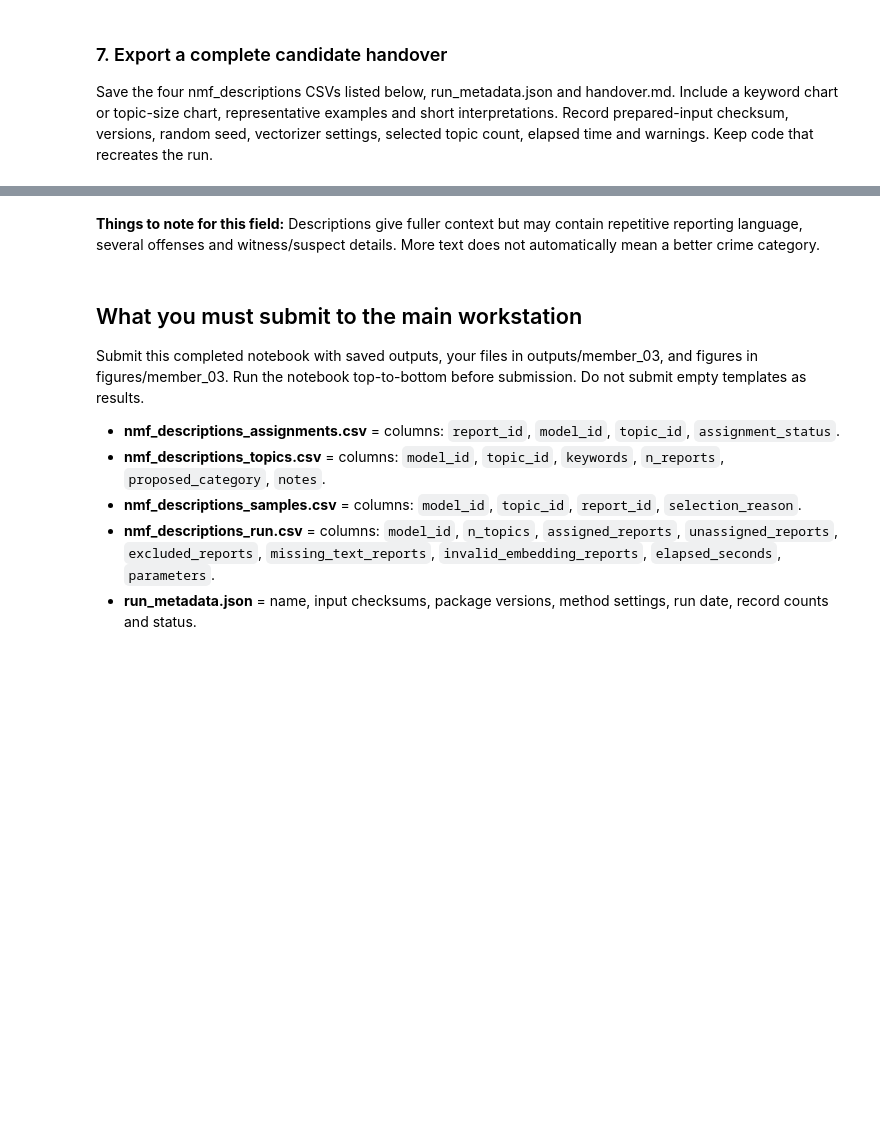
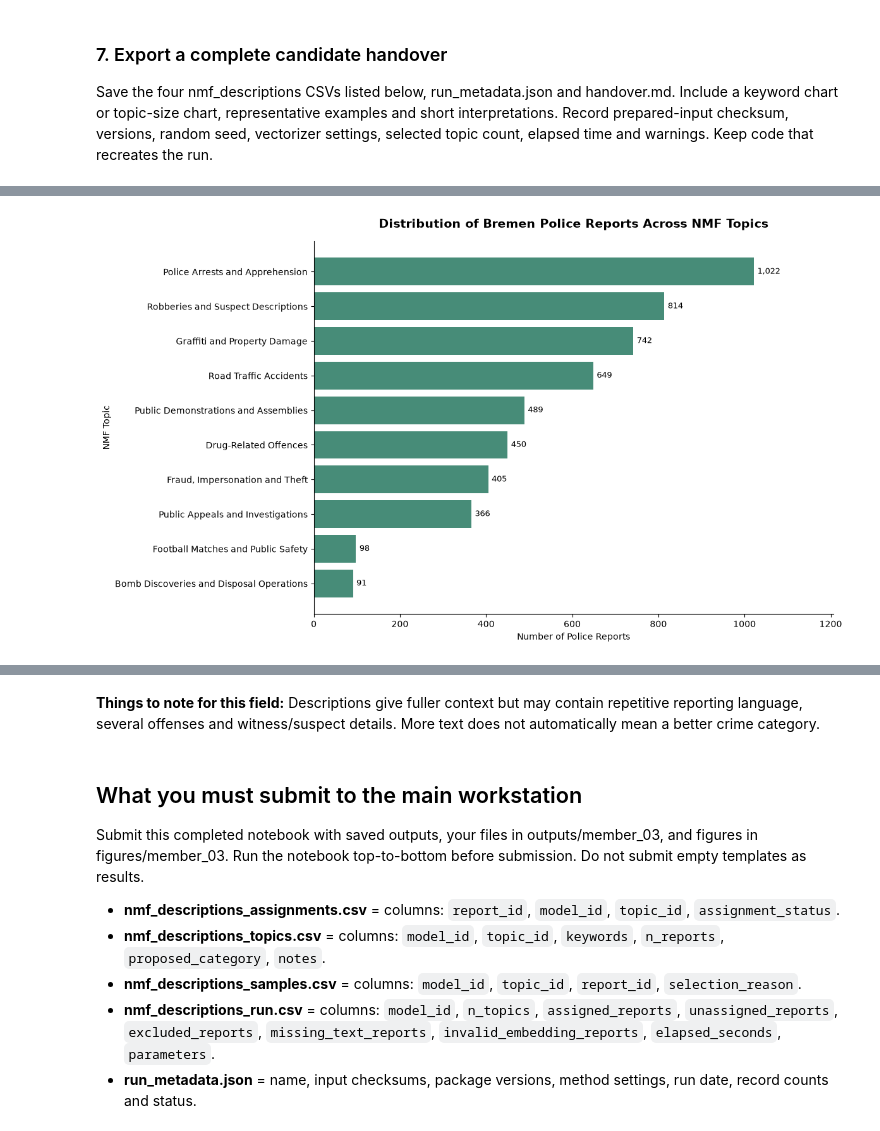
Before and after one commit to mshongwe775/bremen-crime-data-analytics, a Jupyter notebook: team_notebooks/03_description_topic_modeling.ipynb, the cells around one changed output, grey strips where cells are left out. Drawn from its saved outputs; the diff is of its cells as text; code cells hidden in the pictures; blank space fills up the shorter version.

Commit message:
Complete Member 3 NMF description topic modeling and handover

```diff
--- a/team_notebooks/03_description_topic_modeling.ipynb
+++ b/team_notebooks/03_description_topic_modeling.ipynb
@@ -134,0 +1067,15 @@ Coordinate with Member 6 on the same independent review set for all models. Exam
+# %%
+
+# Examine the 15 most important keywords for Topic 9
+
+topic_index = 8  # Topic 9 uses index 8
+
+topic_weights = nmf_model.components_[topic_index]
+
+top_indices = topic_weights.argsort()[-15:][::-1]
+
+top_keywords = words[top_indices]
+
+print("Top 15 keywords for Topic 9:")
+for keyword in top_keywords:
+    print(keyword)
@@ -142,0 +2139,65 @@ Save the four nmf_descriptions CSVs listed below, run_metadata.json and handover
+# %%
+
+# Section 7: Create and save NMF topic-size chart
+
+import matplotlib.pyplot as plt
+
+# Create the correct figures folder
+figure_dir = project_root / "figures" / "member_03"
+figure_dir.mkdir(parents=True, exist_ok=True)
+
+# Prepare topic counts
+chart_data = topics_export.sort_values("n_reports")
+
+# Create horizontal bar chart
+fig, ax = plt.subplots(figsize=(12, 7))
+
+bars = ax.barh(
+    chart_data["proposed_category"],
+    chart_data["n_reports"],
+    color="#478C78"
+)
+
+# Add report counts at the end of each bar
+for bar in bars:
+    width = bar.get_width()
+    ax.text(
+        width + 8,
+        bar.get_y() + bar.get_height() / 2,
+        f"{int(width):,}",
+        va="center",
+        fontsize=9
+    )
+
+ax.set_title(
+    "Distribution of Bremen Police Reports Across NMF Topics",
+    fontsize=14,
+    fontweight="bold",
+    pad=15
+)
+
+ax.set_xlabel("Number of Police Reports")
+ax.set_ylabel("NMF Topic")
+
+ax.set_xlim(0, chart_data["n_reports"].max() * 1.18)
+
+ax.spines["top"].set_visible(False)
+ax.spines["right"].set_visible(False)
+
+plt.tight_layout()
+
+# Save the chart
+figure_path = figure_dir / "nmf_descriptions_topic_sizes.png"
+
+plt.savefig(
+    figure_path,
+    dpi=300,
+    bbox_inches="tight"
+)
+
+plt.show()
+
+print("Chart saved to:", figure_path.resolve())
+print("File exists:", figure_path.exists())
+# %% [output]
+[figure, added]
```
Also changed, not shown: parts of 81 cells of this notebook, 7 other files.
